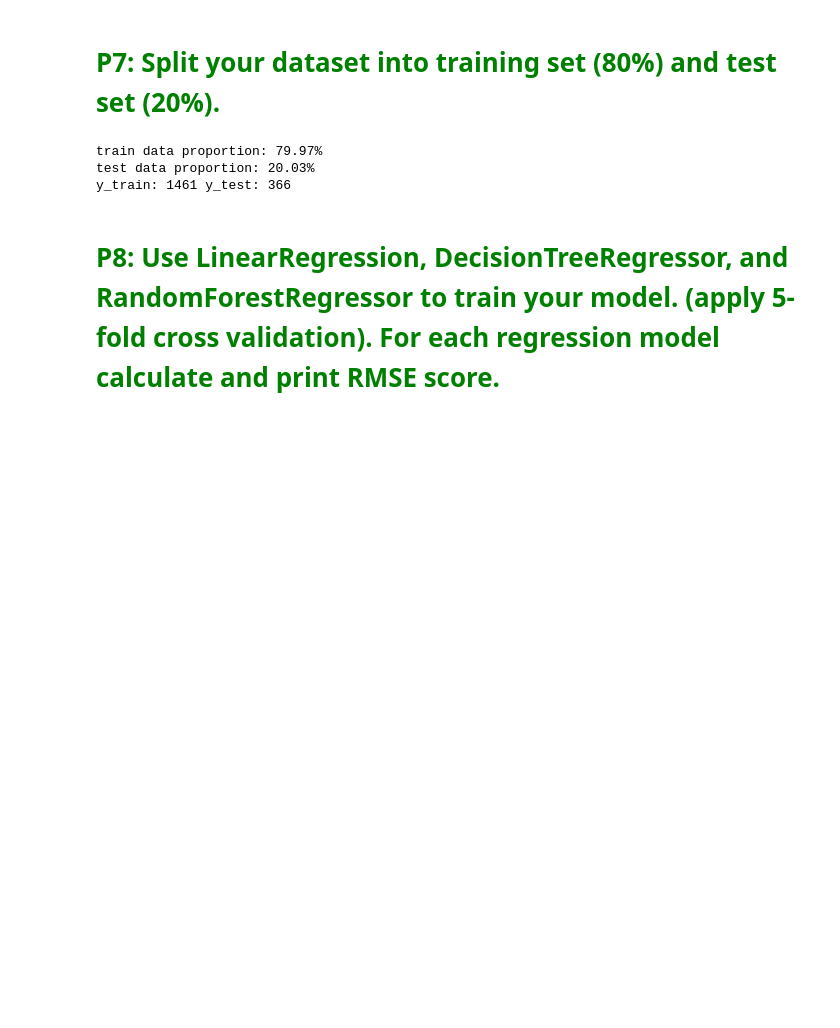
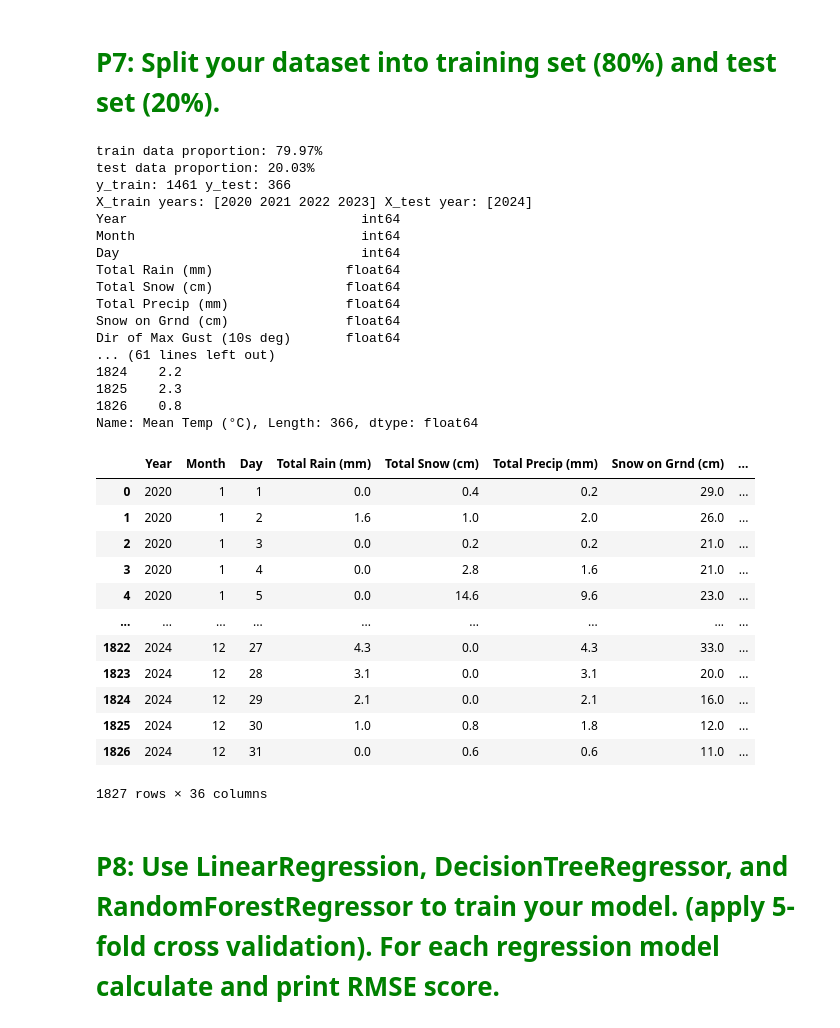
Before and after one commit to Zhaoleon9/PythonAssignments, a Jupyter notebook: Assignment-4.ipynb, the cells around one changed output. Drawn from its saved outputs; the diff is of its cells as text; code cells hidden in the pictures; blank space fills up the shorter version.

```diff
--- a/Assignment-4.ipynb
+++ b/Assignment-4.ipynb
@@ -153,24 +152,67 @@ dtype: bool
 # %%
 #Codes of P7 here
 # Set the column 'Mean Temp (°C)' as the target column
 # Set the rest of the columns as features
-from sklearn.model_selection import train_test_split
-X = out_num_df.drop(columns=['Mean Temp (°C)'])
-y = out_num_df['Mean Temp (°C)']
+# #############################################################################
+# Here Max Temp (°C), Min Temp (°C), Heat Deg Days (°C), Cool Deg Days (°C) are highly correlated with 'Mean Temp (°C)'
+# If remain them, it will too easy to predict the target column
+# So I remove them
+# #############################################################################
+# Drop columns that are not useful for the model
+del_cols =['Mean Temp (°C)', 'Min Temp (°C)', 'Max Temp (°C)', 'Heat Deg Days (°C)',
+           'Cool Deg Days (°C)', 'Longitude (x)', 'Latitude (y)','Station Name','Climate ID', 'Date/Time',
+           ]
+y = out_df_noNa['Mean Temp (°C)']
+out_df_noNa = out_df_noNa.drop(columns=del_cols)
+# turn the columns that are not numerical into dummy columns
+turn_dummy_cols = ['Data Quality','Max Temp Flag', 'Min Temp Flag', 'Mean Temp Flag', 'Heat Deg Days Flag',
+                    'Cool Deg Days Flag', 'Total Rain Flag', 'Total Snow Flag', 'Total Precip Flag',
+                    'Snow on Grnd Flag', 'Dir of Max Gust Flag', 'Spd of Max Gust Flag']
+X = pd.get_dummies(out_df_noNa, columns=turn_dummy_cols)
+
 # split data by column 'Year'
 # train data is before 2024, and test data is in 2024
-X_train, X_test, y_train, y_test = train_test_split(X, y, test_size=0.2, random_state=42)
 X_train = X[X['Year'] < 2024]
 X_test = X[X['Year'] >= 2024]
 y_train = y.iloc[X[X['Year'] < 2024].index]
 y_test = y.iloc[X[X['Year'] >= 2024].index]
 print(f"train data proportion: {100* X_train.shape[0] /X.shape[0]:.2f}%")
 print(f"test data proportion: {100* X_test.shape[0] / X.shape[0]:.2f}%")
 print("y_train:", y_train.shape[0], "y_test:", y_test.shape[0])
+print("X_train years:", X_train['Year'].unique(), "X_test year:", X_test['Year'].unique())
+print(X.dtypes, y, X_test.columns, y_test)
+X
 # %% [output]
 train data proportion: 79.97%
 test data proportion: 20.03%
 y_train: 1461 y_test: 366
+X_train years: [2020 2021 2022 2023] X_test year: [2024]
+Year                              int64
+Month                             int64
+Day                               int64
+Total Rain (mm)                 float64
+Total Snow (cm)                 float64
+Total Precip (mm)               float64
+Snow on Grnd (cm)               float64
+Dir of Max Gust (10s deg)       float64
+... (61 lines left out)
+1824    2.2
+1825    2.3
+1826    0.8
+Name: Mean Temp (°C), Length: 366, dtype: float64
+|  | Year | Month | Day | Total Rain (mm) | Total Snow (cm) | Total Precip (mm) | Snow on Grnd (cm) | ... |
+| 0 | 2020 | 1 | 1 | 0.0 | 0.4 | 0.2 | 29.0 | ... |
+| 1 | 2020 | 1 | 2 | 1.6 | 1.0 | 2.0 | 26.0 | ... |
+| 2 | 2020 | 1 | 3 | 0.0 | 0.2 | 0.2 | 21.0 | ... |
+| 3 | 2020 | 1 | 4 | 0.0 | 2.8 | 1.6 | 21.0 | ... |
+| 4 | 2020 | 1 | 5 | 0.0 | 14.6 | 9.6 | 23.0 | ... |
+| ... | ... | ... | ... | ... | ... | ... | ... | ... |
+| 1822 | 2024 | 12 | 27 | 4.3 | 0.0 | 4.3 | 33.0 | ... |
+| 1823 | 2024 | 12 | 28 | 3.1 | 0.0 | 3.1 | 20.0 | ... |
+| 1824 | 2024 | 12 | 29 | 2.1 | 0.0 | 2.1 | 16.0 | ... |
+| 1825 | 2024 | 12 | 30 | 1.0 | 0.8 | 1.8 | 12.0 | ... |
+| 1826 | 2024 | 12 | 31 | 0.0 | 0.6 | 0.6 | 11.0 | ... |
+1827 rows × 36 columns
 # %% [markdown]
 # <span style="color:Green">P8: Use LinearRegression, DecisionTreeRegressor, and RandomForestRegressor to train your model. (apply 5-fold cross validation). For each regression model calculate and print RMSE score. </span>
 # %%
```
Also changed, not shown: parts of 9 cells of this notebook, 1 other file.
